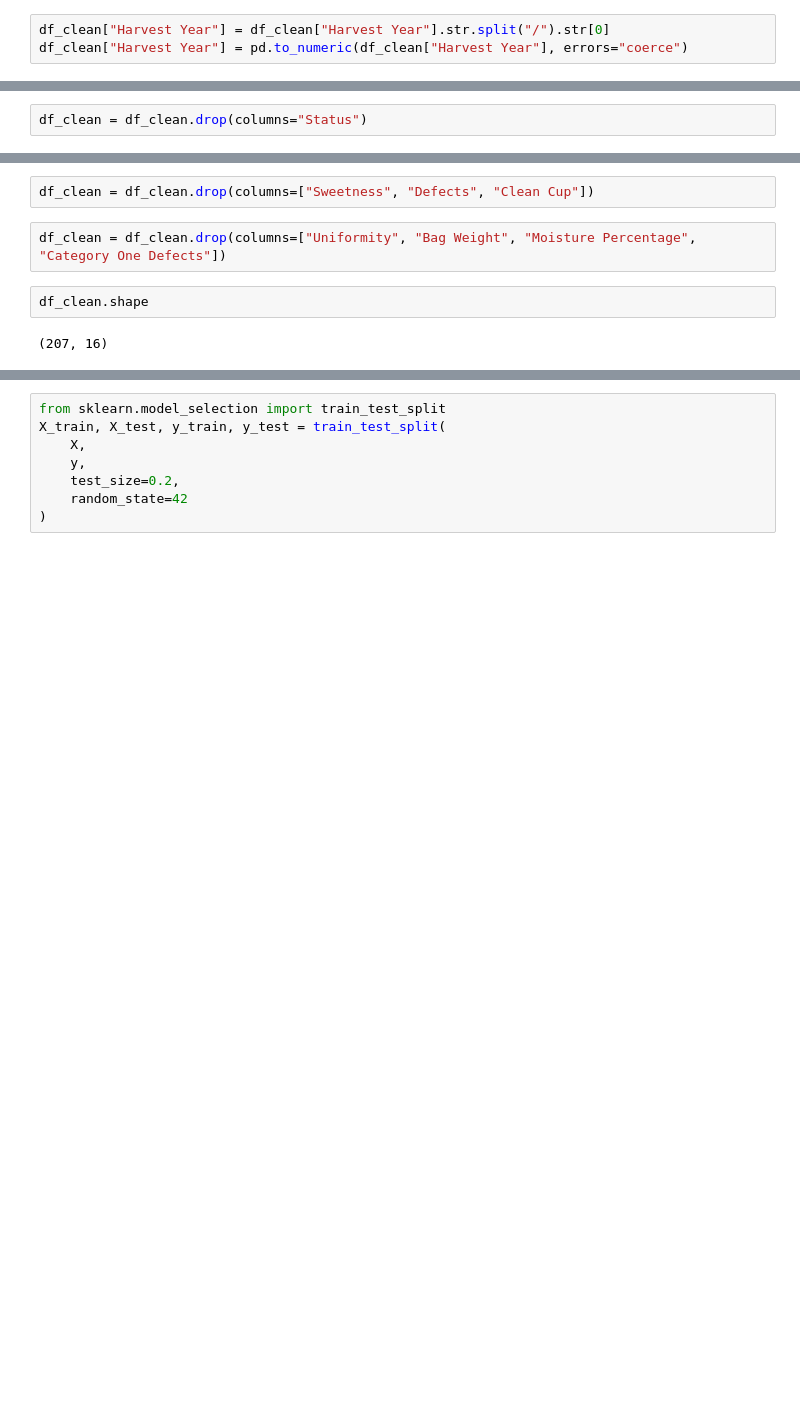
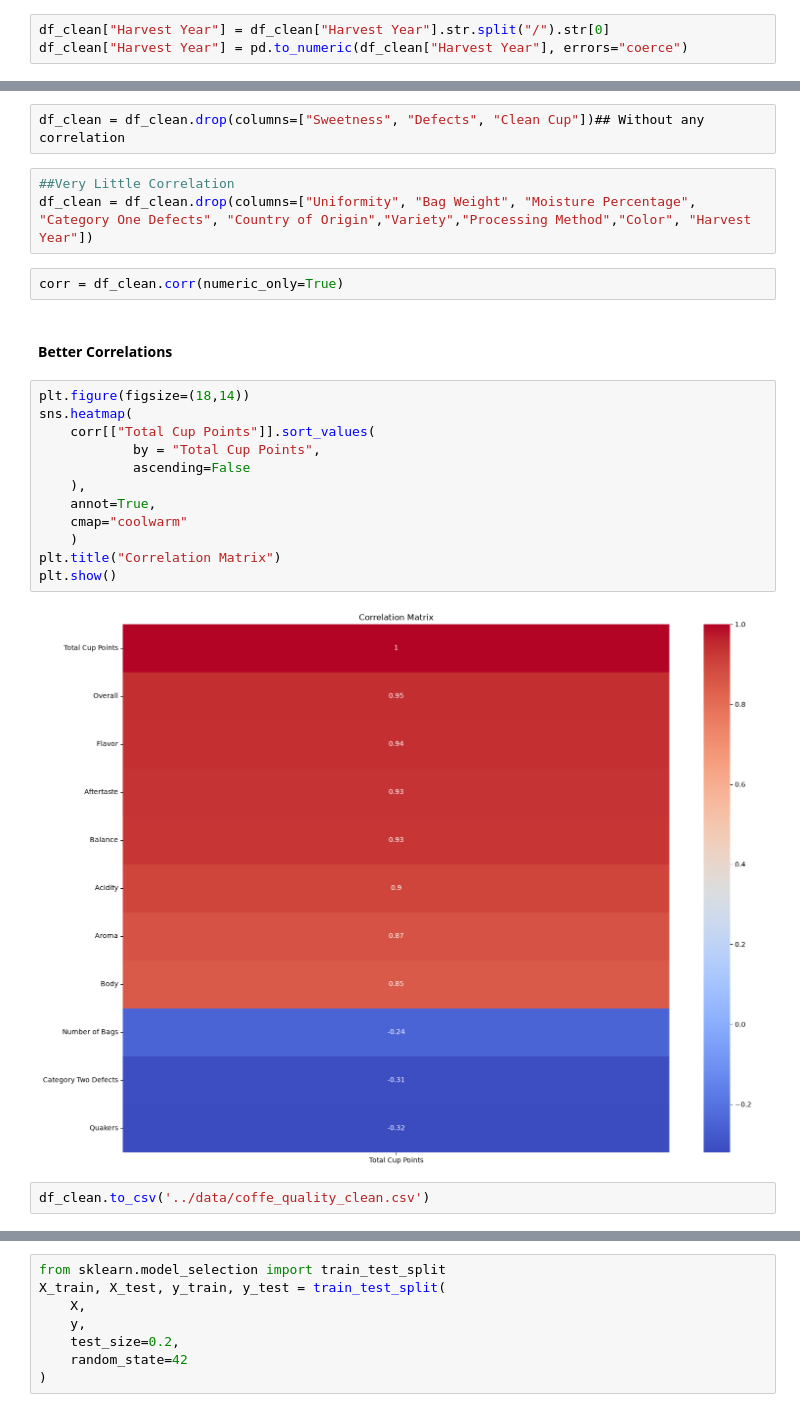
Before and after one commit to MIJJIN-0-0/coffee-quality-classifier, a Jupyter notebook: notebooks/01_data_exploration.ipynb, the cells around one changed output, grey strips where cells are left out. Saved outputs shown, nothing was run; the diff lists cells and outputs as text; blank space fills up the shorter version.

```diff
--- a/notebooks/01_data_exploration.ipynb
+++ b/notebooks/01_data_exploration.ipynb
@@ -74,2 +124,0 @@ dtype: object
-# %%
-df_clean = df_clean.drop(columns="Status")
@@ -94,8 +143,25 @@ plt.show()
 # %%
-df_clean = df_clean.drop(columns=["Sweetness", "Defects", "Clean Cup"])
+df_clean = df_clean.drop(columns=["Sweetness", "Defects", "Clean Cup"])## Without any correlation
 # %%
-df_clean = df_clean.drop(columns=["Uniformity", "Bag Weight", "Moisture Percentage", "Category One Defects"])
+##Very Little Correlation
+df_clean = df_clean.drop(columns=["Uniformity", "Bag Weight", "Moisture Percentage", "Category One Defects", "Country of Origin","Variety","Processing Method","Color", "Harvest Year"])
+# %%
+corr = df_clean.corr(numeric_only=True)
+# %% [markdown]
+#### Better Correlations
 # %%
-df_clean.shape
+plt.figure(figsize=(18,14))
+sns.heatmap(
+    corr[["Total Cup Points"]].sort_values(
+            by = "Total Cup Points",
+            ascending=False
+    ),
+    annot=True,
+    cmap="coolwarm"
+    )
+plt.title("Correlation Matrix")
+plt.show()
 # %% [output]
-(207, 16)
+[figure, added]
+# %%
+df_clean.to_csv('../data/coffe_quality_clean.csv')
```
Also changed, not shown: parts of 23 cells of this notebook, 2 other files.
